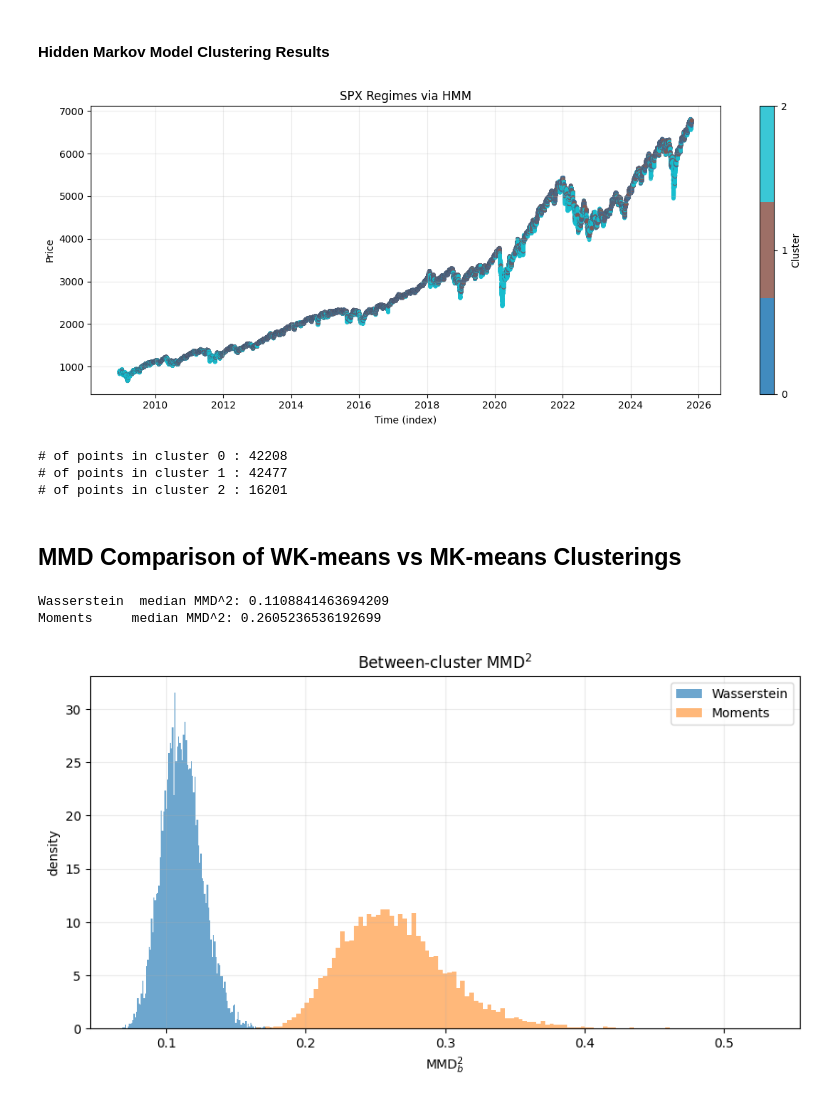
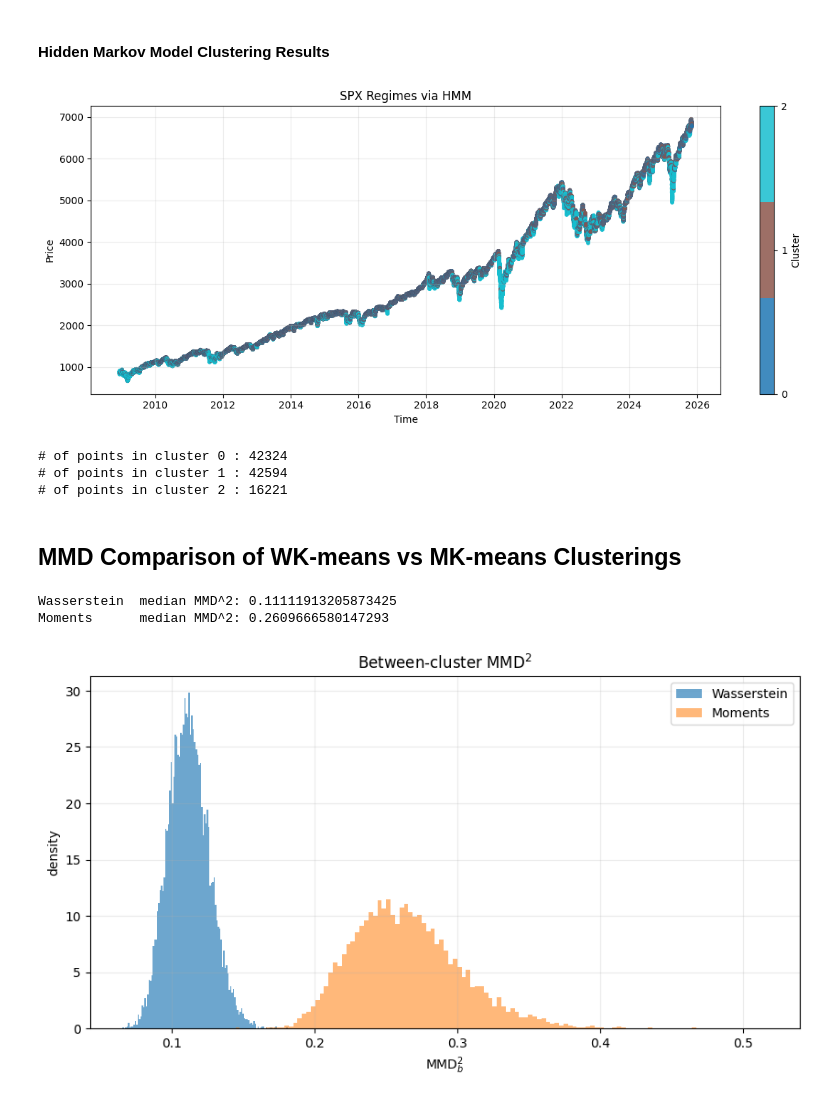
Before and after one commit to laurence1126/Wasserstein-Regime-Clustering, a Jupyter notebook: jupyter/clustering_examples.ipynb, the cells around one changed output. Drawn from its saved outputs; the diff is of its cells as text; code cells hidden in the pictures.

```diff
--- a/jupyter/clustering_examples.ipynb
+++ b/jupyter/clustering_examples.ipynb
@@ -292,8 +294,8 @@ spx.set_index("Datetime", inplace=True)
 # get data later than 2019-01-01
 spx = spx[spx.index >= "2000-01-01"]
 
-prices = spx["Close"].values.reshape(-1)
-log_returns = np.diff(np.log(prices))
+prices = spx["Close"]
+log_returns = np.log(prices).diff().dropna()
 
 window, step = 72, 24
 segments = segment_time_series(log_returns, window=window, step=step)
@@ -357,17 +358,17 @@ for i, cnt in enumerate(np.bincount(result.labels)):
 #### Hidden Markov Model Clustering Results
 # %%
 hmm = HMMClustering(n_states=3, random_state=42)
-result = hmm.fit(log_returns.reshape(-1, 1))
+result = hmm.fit(log_returns.values.reshape(-1, 1))
 
-plot_regimes_over_price(prices, None, result.labels, window, step, title="SPX Regimes via HMM", times=spx.index)
+plot_regimes_over_price(prices, None, result.labels, window, step, title="SPX Regimes via HMM")
 
 for i, cnt in enumerate(np.bincount(result.labels)):
     print("# of points in cluster", i, ":", cnt)
 # %% [output]
-[figure, old version]
+[figure, new version]
-# of points in cluster 0 : 42208
-# of points in cluster 1 : 42477
-# of points in cluster 2 : 16201
+# of points in cluster 0 : 42324
+# of points in cluster 1 : 42594
+# of points in cluster 2 : 16221
 # %% [markdown]
 ## MMD Comparison of WK-means vs MK-means Clusterings
 # %%
@@ -375,16 +376,16 @@ from src.MMD import MMDCalculator
 # %%
 wk_labels = WassersteinKMeans(p=1, random_state=42).fit(segments).labels
 mk_labels = MomentKMeans(p_moments=3, random_state=42).fit(segments).labels
 mmd = MMDCalculator(unbiased=False, random_state=42)
 
 # (1) Optional: between-cluster comparison (earlier function)
-dist_w, dist_m, _ = mmd.compare_two_clusterings_hist(segments, wk_labels, mk_labels, B=10000)
+dist_w, dist_m, _ = mmd.compare_two_clusterings_hist(segments.values.tolist(), wk_labels, mk_labels, B=10000)
 
 print("Wasserstein  median MMD^2:", np.median(dist_w))
-print("Moments     median MMD^2:", np.median(dist_m))
+print("Moments      median MMD^2:", np.median(dist_m))
 # %% [output]
-Wasserstein  median MMD^2: 0.1108841463694209
-Moments     median MMD^2: 0.2605236536192699
+Wasserstein  median MMD^2: 0.11111913205873425
+Moments      median MMD^2: 0.2609666580147293
-[figure, old version]
+[figure, new version]
 # %%
 # (2) Within-cluster figure (two panels, like the paper)
```
Also changed, not shown: parts of 5 cells of this notebook, 10 other files.
